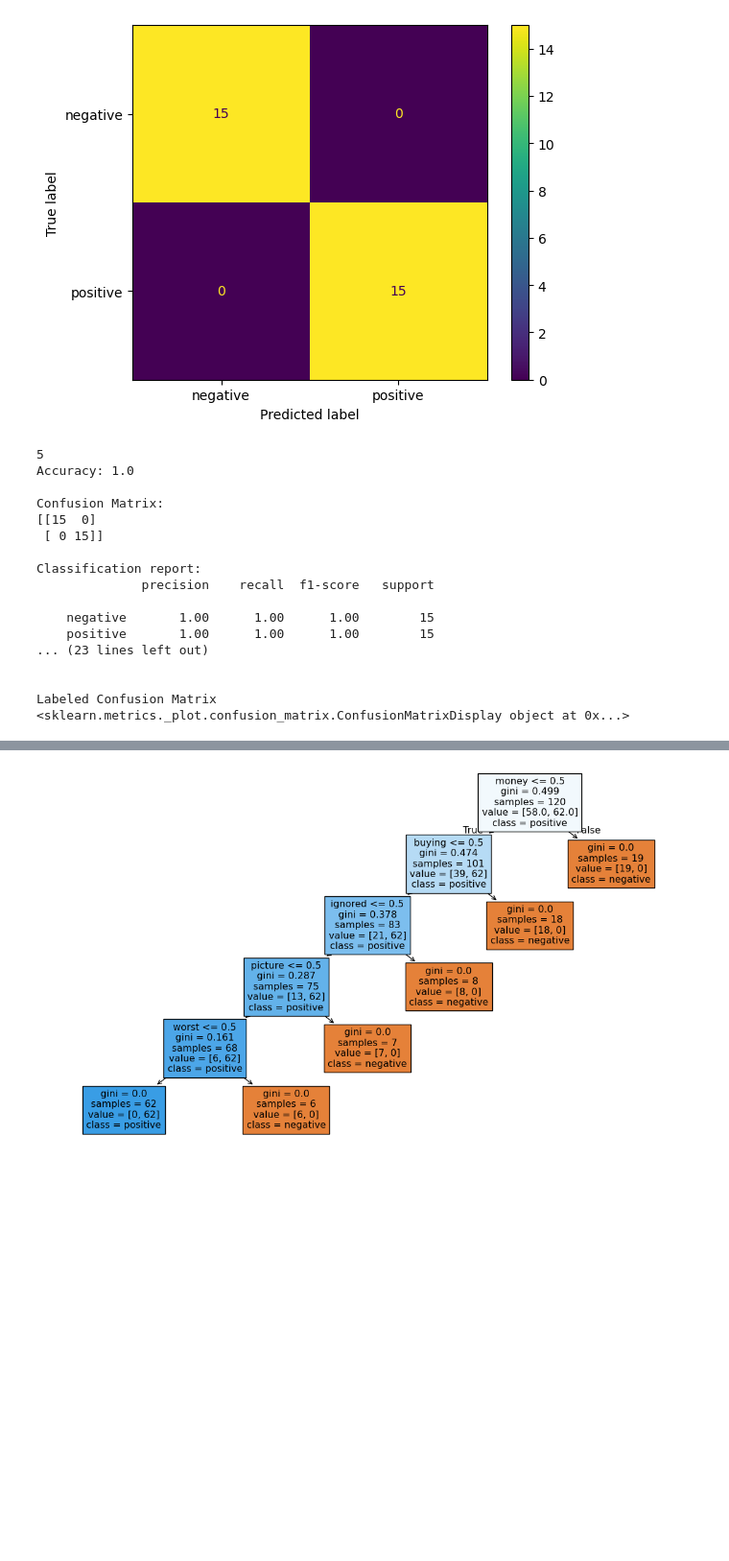
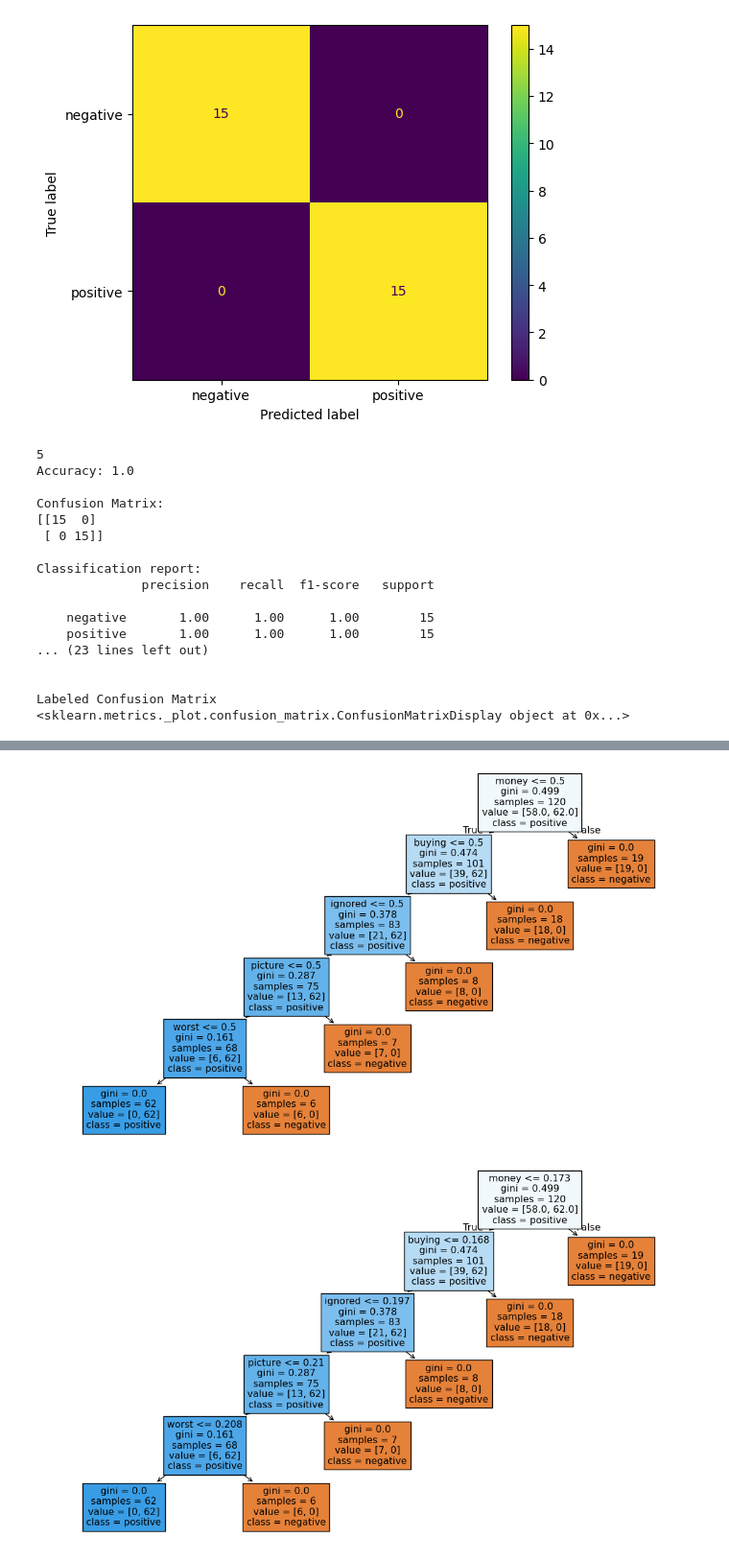
Before and after one commit to kmiringu/module-5-ai-labs, a Jupyter notebook: 01_nlp_text_classifier/03_modeling.ipynb, the cells around one changed output, grey strips where cells are left out. Shown at 96% size. Saved outputs shown, nothing was run; the diff lists cells and outputs as text; code cells hidden in the pictures; blank space fills up the shorter version.

```diff
--- a/01_nlp_text_classifier/03_modeling.ipynb
+++ b/01_nlp_text_classifier/03_modeling.ipynb
@@ -105,33 +105,45 @@ print(ConfusionMatrixDisplay.from_predictions(y_test, y_pred_tree_tfidf))
 # Visual Display
 plt.figure(figsize=(14,8))
 plot_tree(
     tree_bow,
     feature_names=bow.get_feature_names_out(),
     class_names=tree_bow.classes_,
     filled=True
 )
+plt.savefig("Bow.png")
 plt.show()
+
+plt.figure(figsize=(14,8))
+plot_tree(
+    tree_tfidf,
+    feature_names=tfidf.get_feature_names_out(),
+    class_names=tree_tfidf.classes_,
+    filled=True
+)
+plt.savefig("tfidf.png")
+plt.show()
 # %% [output]
 5
 Accuracy: 1.0
 
 Confusion Matrix:
 [[15  0]
  [ 0 15]]
 
 Classification report:
               precision    recall  f1-score   support
 
     negative       1.00      1.00      1.00        15
     positive       1.00      1.00      1.00        15
 ... (23 lines left out)
 
 
 Labeled Confusion Matrix
 <sklearn.metrics._plot.confusion_matrix.ConfusionMatrixDisplay object at 0x...>
 [figure]
 [figure]
 [figure]
+[figure, added]
 # %%
 from sklearn.linear_model import LogisticRegression
 import numpy as np
```
Also changed, not shown: parts of 2 cells of this notebook, 3 other files.
